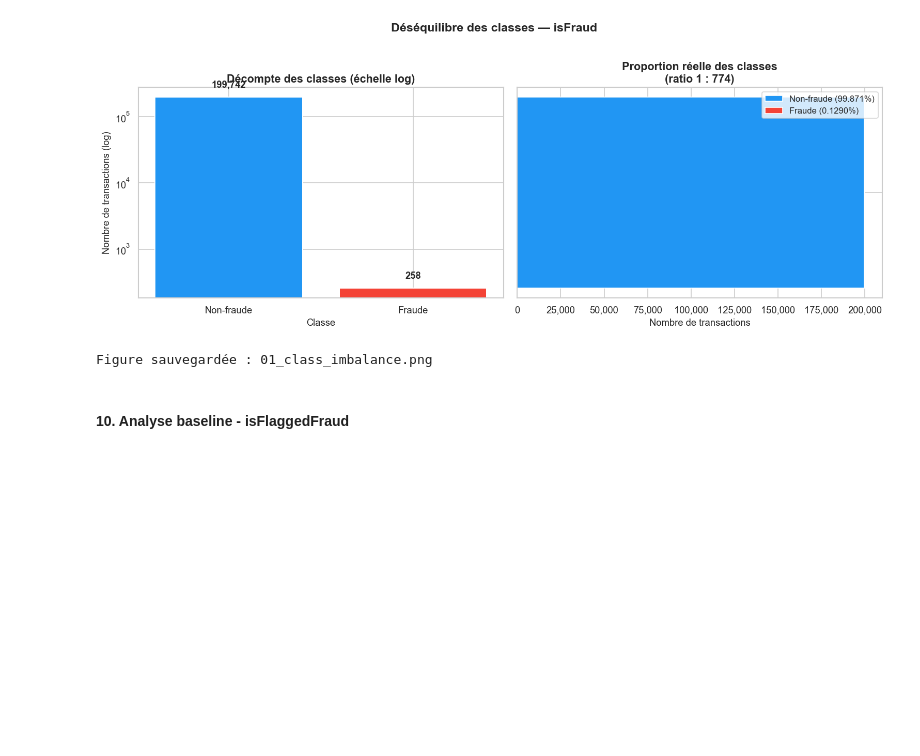
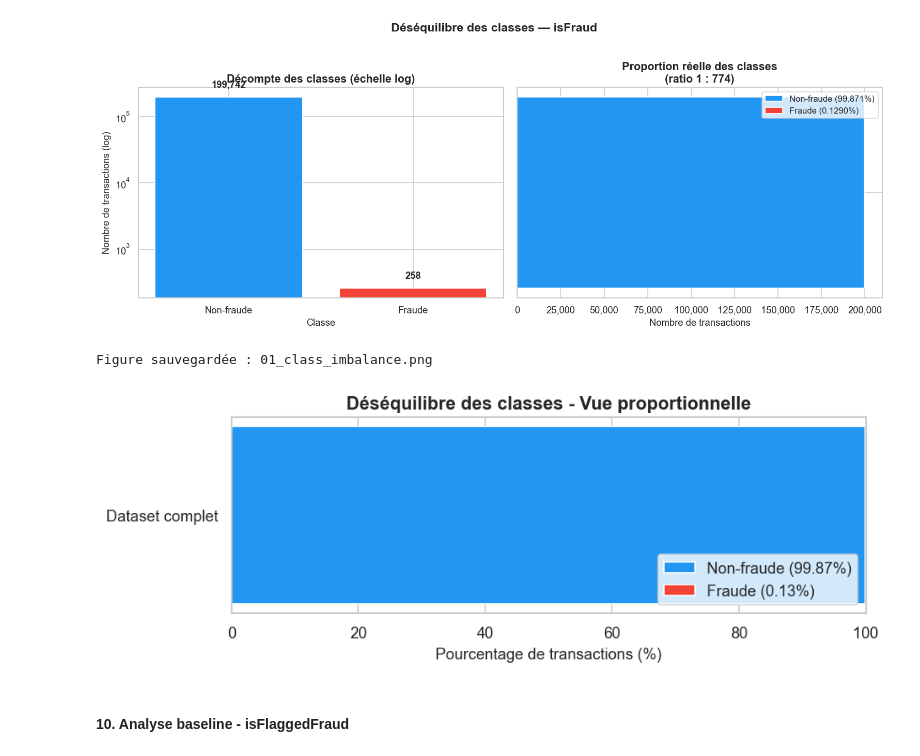
Before and after one commit to yousra0/Intelligent-Anomaly-Detection, a Jupyter notebook: notebooks/01_data_understanding.ipynb, the cells around one changed output. Drawn from its saved outputs; the diff is of its cells as text; code cells hidden in the pictures; blank space fills up the shorter version.

```diff
--- a/notebooks/01_data_understanding.ipynb
+++ b/notebooks/01_data_understanding.ipynb
@@ -275,3 +372,22 @@ Statistiques descriptives :
 | 50% | 241.00 | 75033.00 | 13574.08 | 0.00 | 1.316669e+05 | 2.143064e+05 | 0.00 | ... |
 | 75% | 335.00 | 209309.56 | 106619.25 | 142586.17 | 9.520224e+05 | 1.118270e+06 | 0.00 | ... |
 | max | 741.00 | 69886731.30 | 57316255.05 | 47316255.05 | 3.114049e+08 | 3.114929e+08 | 1.00 | ... |
+# %%
+# Vérification de la variance des features numériques (risque StandardScaler)
+# La cellule est autonome pour éviter un KeyError si les features dérivées n'ont pas encore été créées.
+numeric_features = ["amount", "step", "hour", "day", "week", "balance_diff_orig"]
+
+if "hour" not in df.columns:
+    df["hour"] = df["step"] % 24
+if "day" not in df.columns:
+    df["day"] = df["step"] // 24
+if "week" not in df.columns:
+    df["week"] = df["step"] // 168
+if "balance_diff_orig" not in df.columns:
+    df["balance_diff_orig"] = df["oldbalanceOrg"] - df["newbalanceOrig"]
+
+variance_check = df[numeric_features].var().sort_values()
+print("\nVérification de la variance des features numériques :")
+for col, var in variance_check.items():
+    flag = "WARN - faible variance" if var < 1e-4 else "OK"
+    print(f"  {col:<25} : {var:>15.4f} {flag}")
@@ -448,6 +580,22 @@ findfont: Font family ['cmss10'] not found. Falling back to DejaVu Sans.
 findfont: Font family ['cmex10'] not found. Falling back to DejaVu Sans.
 [figure]
 Figure sauvegardée : 01_class_imbalance.png
+# %%
+# Graphique proportionnel plus lisible
+fig, ax = plt.subplots(figsize=(8, 3))
+total = len(df)
+ax.barh(["Dataset complet"], [fraud_counts[0]/total * 100], color="#2196F3", label="Non-fraude (99.87%)")
+ax.barh(["Dataset complet"], [fraud_counts[1]/total * 100], left=[fraud_counts[0]/total * 100],
+        color="#F44336", label="Fraude (0.13%)")
+ax.set_xlabel("Pourcentage de transactions (%)")
+ax.set_title("Déséquilibre des classes - Vue proportionnelle", fontweight="bold")
+ax.legend(loc="lower right")
+ax.set_xlim(0, 100)
+plt.tight_layout()
+plt.savefig(FIGURES_DIR / "01b_class_imbalance_proportional.png", dpi=150, bbox_inches="tight")
+plt.show()
+# %% [output]
+[figure, added]
 # %% [markdown]
 #### 10. Analyse baseline - isFlaggedFraud
 # %%
```
Also changed, not shown: parts of 15 cells of this notebook, 14 other files.
